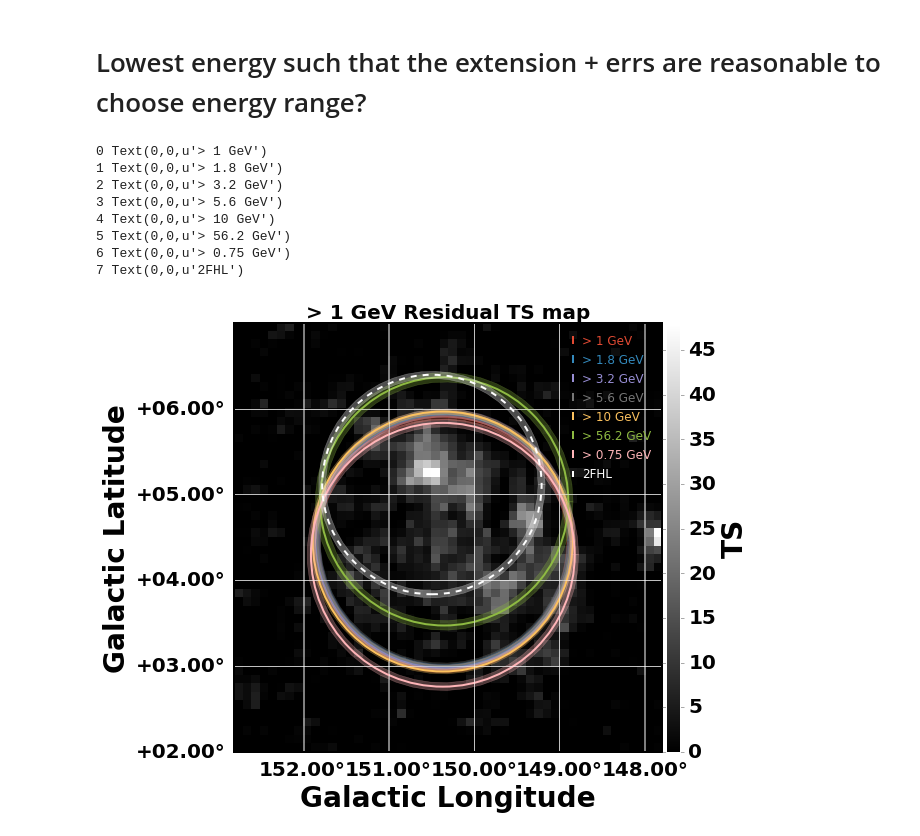
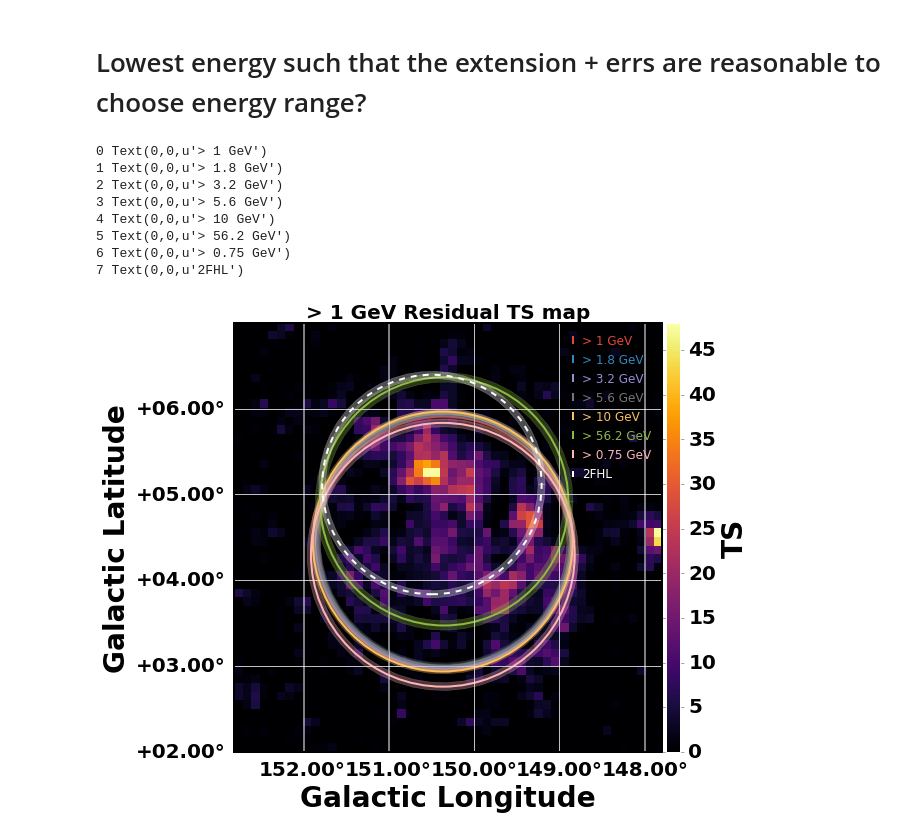
Before and after one commit to bbw7561135/ipynbs, a Jupyter notebook: G150.3+4.5.ipynb, the cells around one changed output. Drawn from its saved outputs; the diff is of its cells as text; code cells hidden in the pictures.

```diff
--- a/G150.3+4.5.ipynb
+++ b/G150.3+4.5.ipynb
@@ -485,6 +485,8 @@ ratD_diffNorm = []#{}
 sigD = []#{}
 sigDErr = []
 TSDpsr = []
+TSD0425 = []
+TSD0423 = []
 indexD = []
 fluxD = []
 efluxD = []
@@ -542,7 +544,16 @@ for i in sorted(resPan,key = natural_keys):
     #J0426
     TSpsr = resPan[i].T.loc['3FGL J0426.7+5437']['TS']
     TSDpsr.append(TSpsr)
+    #3FGL J0425.8+5600
+    TS0425 = resPan[i].T.loc['3FGL J0425.8+5600']['TS']
+    TSD0425.append(TS0425)
+    #3FGL J0423.5+5442
+    TS0423 = resPan[i].T.loc['3FGL J0423.5+5442']['TS']
+    TSD0423.append(TS0423)
 crds = SkyCoord(l= lD, b = bD, frame = 'galactic', unit=(u.degree, u.degree)) #preserves order in sorted(snrSuperData)
 eRange = ['> '+e.replace('gevTo563gev','').replace('p','.').replace('mevTo563gev','').replace('749','0.75') + ' GeV' for e in eRange]
 TSpsr_0 = [x[-1] if isinstance(x,list) else 0 for x in TSDpsr]
+TS0425_0 = np.nan_to_num(TSD0425)
+TS0423_0 = np.nan_to_num(TSD0423)
+#TS0425_0 = [x[-1] if isinstance(x,list) else 0 for x in TSD0425]
 x = [1,1.8,3.2,5.6,10,56,0.749]
@@ -657,10 +693,10 @@ fig = plt.figure(figsize=[8,8])
 mapPath = os.path.join(g150Dir,'1gevTo563gev/Disk/Initial_fit_aftDelTSlt9_G150.3+4.5_tsmap.fits')
 f = aplpy.FITSFigure(mapPath,figure = fig,)
 if maps == 'Counts Maps':
-    f.show_colorscale(vmin = 0,pmax = 100,cmap = 'gray', smooth = None) #do I need to playt with the pmin/max? values?
+    f.show_colorscale(vmin = 0,pmax = 100,cmap = 'inferno', smooth = None) #do I need to playt with the pmin/max? values?
     cbarTitle = 'Counts'
 else:
-    f.show_colorscale(vmin = 0, vmax = 48,cmap = 'gray', smooth = None,stretch = 'linear') #do I need to playt with the pmin/max? values?
+    f.show_colorscale(vmin = 0, vmax = 48,cmap = 'inferno', smooth = None,stretch = 'linear') #do I need to playt with the pmin/max? values?
     cbarTitle = 'TS'
 #f.set_tick_color('white')
 f.show_grid()
@@ -750,31 +786,31 @@ pixelMinR =  (s2FHL - sErr2FHL)/ binsz
 pixelMaxR = (s2FHL + sErr2FHL) / binsz
 n, radii = 50, [pixelMinR, pixelMaxR]
 theta = np.linspace(0, 2*np.pi, n, endpoint=True)
 xs = np.outer(radii, np.cos(theta))+ CrdPix2FHL[0]
 ys = np.outer(radii, np.sin(theta))+ CrdPix2FHL[1]
 xs[1,:] = xs[1,::-1]
 ys[1,:] = ys[1,::-1]
 ax.fill(np.ravel(xs), np.ravel(ys), edgecolor= 'white',fc = 'w', alpha = 0.3)
 
 f.set_title('> 1 GeV Residual TS map',size='20',weight = 'bold')
 leg = ax.legend(fancybox=True, framealpha=0,handlelength=0)
 for ind, text in enumerate(leg.get_texts()):
     print ind, text
     if '2FHL' in text.__str__(): #better way to get the string out?
         plt.setp(text, color = 'white')
     else:
         plt.setp(text, color = list(ncolors)[ind]['color'])
 
 f.save('/Users/elunejava/Desktop/testG150.png',dpi=300)
 
 #still need to add postion crosses w/errorbars to show centroid
 # %% [output]
 0 Text(0,0,u'> 1 GeV')
 1 Text(0,0,u'> 1.8 GeV')
 2 Text(0,0,u'> 3.2 GeV')
 3 Text(0,0,u'> 5.6 GeV')
 4 Text(0,0,u'> 10 GeV')
 5 Text(0,0,u'> 56.2 GeV')
 6 Text(0,0,u'> 0.75 GeV')
 7 Text(0,0,u'2FHL')
-[figure, old version]
+[figure, new version]
```
Also changed, not shown: parts of 10 cells of this notebook.
